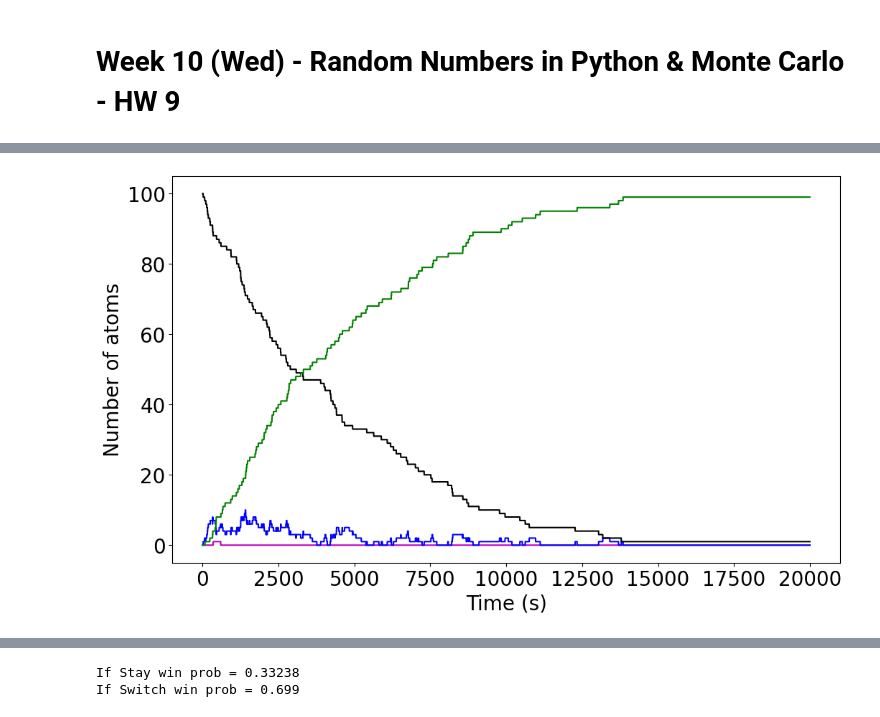
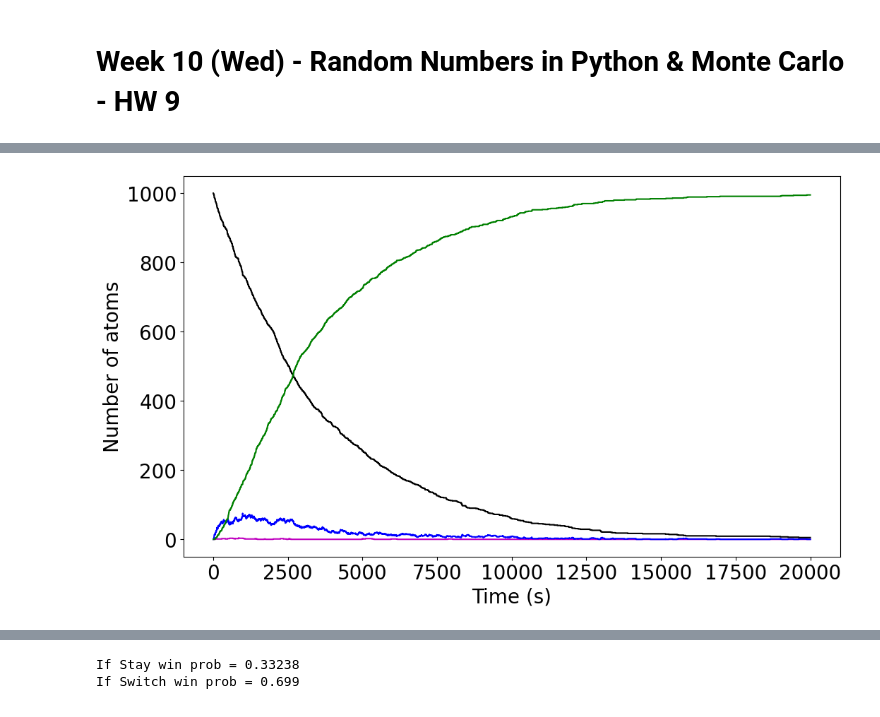
Before and after one commit to Jacobcellis03/PHYS_20323, a Jupyter notebook: Ellis_J_25_HW9.ipynb, the cells around one changed output, grey strips where cells are left out. Drawn from its saved outputs; the diff is of its cells as text; code cells hidden in the pictures.

```diff
--- a/Ellis_J_25_HW9.ipynb
+++ b/Ellis_J_25_HW9.ipynb
@@ -33,7 +33,7 @@ from numpy import arange
 from pylab import plot,xlabel,ylabel,show
 
 # Constants
-NBi213 = 100
+NBi213 = 1000
 
 NTl = 0
 NPb = 0
@@ -74,34 +74,34 @@ for t in tpoints:
                 NTl += decay_Bi213
                 NBi213 -= decay_Bi213
     for a in range(NTl):
         if np.random.random() < p_Tl:
             decay_Tl+= 1
     NTl -= decay_Tl
     NPb += decay_Tl
     for q in range(NPb):
         if np.random.random() < p_Pb:
             decay_Pb += 1
     NPb -= decay_Pb
     NBi209 += decay_Pb
 
 # Make the graph
 fig = plt.figure(figsize=(12,7))
 ax = fig.add_subplot(111)
 ax.plot(tpoints,Tlpoints, c='m') # plot Tl vs. time
 ax.plot(tpoints,Pbpoints, c='b')
 ax.plot(tpoints,Bi213points, c='k')
 ax.plot(tpoints,Bi209points, c='g')
 # add the labels
 ax.set_xlabel("Time (s)",size=20)   # allows LaTeX style formating
 ax.set_ylabel("Number of atoms",size=20)   # allows LaTeX style formating
 
 # increase the size of the numbers on the axes
 ax.xaxis.set_tick_params(labelsize=20)
 
 ax.yaxis.set_tick_params(labelsize=20)
 plt.show()
 # %% [output]
-[figure, old version]
+[figure, new version]
 # %% [markdown]
 ## 2) Lets Make a Deal
 Monte Carlo methods are often useful to ensure that our thinking is reasonable. A good
```
